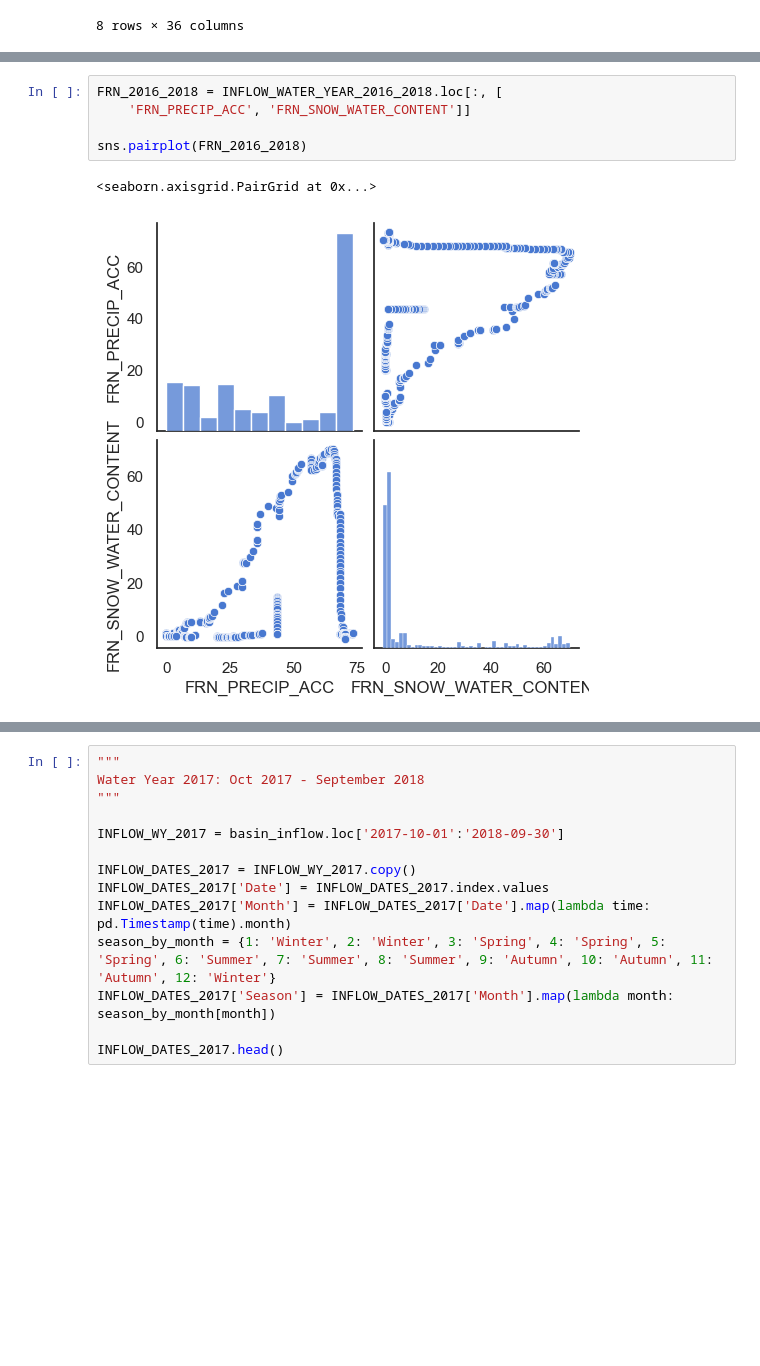
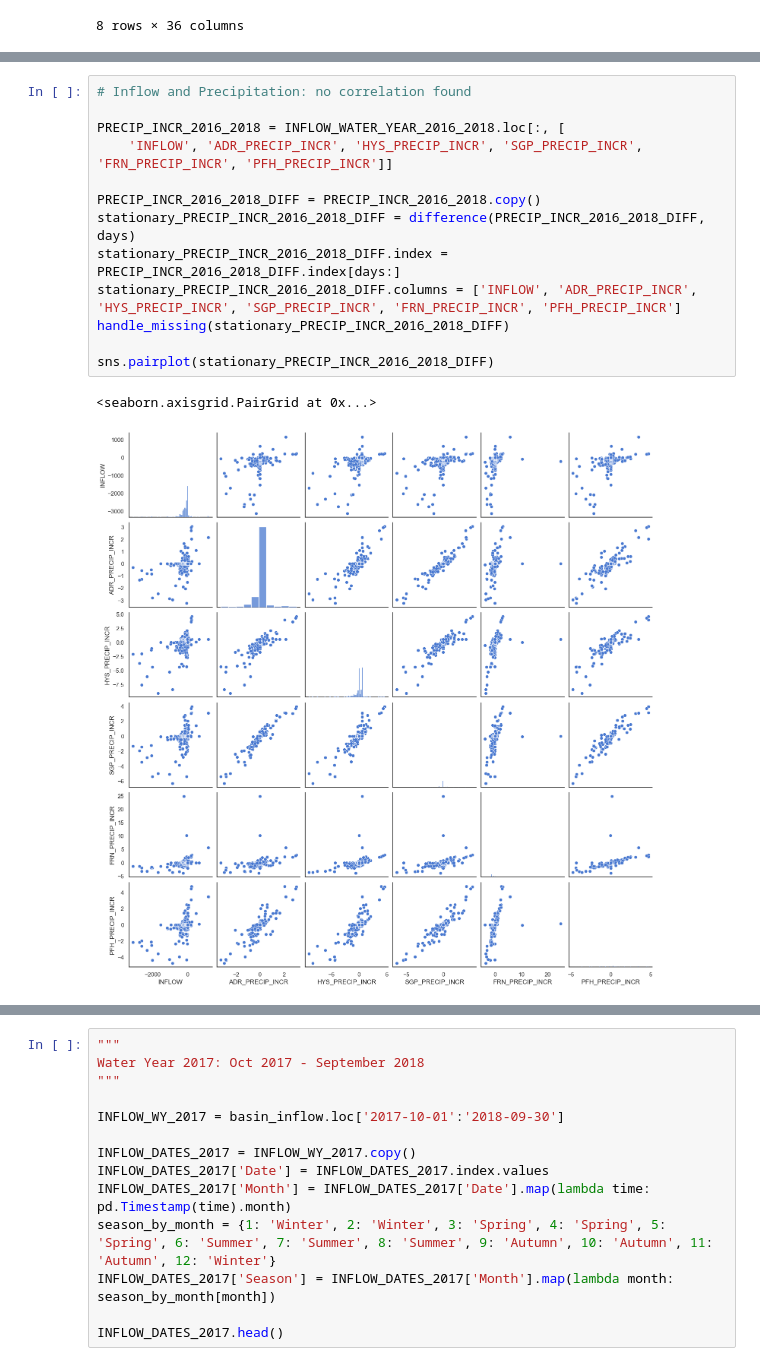
Before and after one commit to lauren-alexandra/basin-inflow-dnn, a Jupyter notebook: EDA.ipynb, the cells around one changed output, grey strips where cells are left out. Saved outputs shown, nothing was run; the diff lists cells and outputs as text; blank space fills up the shorter version.

```diff
--- a/EDA.ipynb
+++ b/EDA.ipynb
@@ -296,8 +193,16 @@ sns.pairplot(HYS_2016_2018_DIFF)
-# %%
-FRN_2016_2018 = INFLOW_WATER_YEAR_2016_2018.loc[:, [
-    'FRN_PRECIP_ACC', 'FRN_SNOW_WATER_CONTENT']]
-
-sns.pairplot(FRN_2016_2018)
-# %% [output]
-<seaborn.axisgrid.PairGrid at 0x...>
-[figure, removed]
+# %%
+# Inflow and Precipitation: no correlation found
+
+PRECIP_INCR_2016_2018 = INFLOW_WATER_YEAR_2016_2018.loc[:, [
+    'INFLOW', 'ADR_PRECIP_INCR', 'HYS_PRECIP_INCR', 'SGP_PRECIP_INCR', 'FRN_PRECIP_INCR', 'PFH_PRECIP_INCR']]
+
+PRECIP_INCR_2016_2018_DIFF = PRECIP_INCR_2016_2018.copy()
+stationary_PRECIP_INCR_2016_2018_DIFF = difference(PRECIP_INCR_2016_2018_DIFF, days)
+stationary_PRECIP_INCR_2016_2018_DIFF.index = PRECIP_INCR_2016_2018_DIFF.index[days:]
+stationary_PRECIP_INCR_2016_2018_DIFF.columns = ['INFLOW', 'ADR_PRECIP_INCR', 'HYS_PRECIP_INCR', 'SGP_PRECIP_INCR', 'FRN_PRECIP_INCR', 'PFH_PRECIP_INCR']
+handle_missing(stationary_PRECIP_INCR_2016_2018_DIFF)
+
+sns.pairplot(stationary_PRECIP_INCR_2016_2018_DIFF)
+# %% [output]
+<seaborn.axisgrid.PairGrid at 0x...>
+[figure, added]
```
Also changed, not shown: parts of 39 cells of this notebook.
